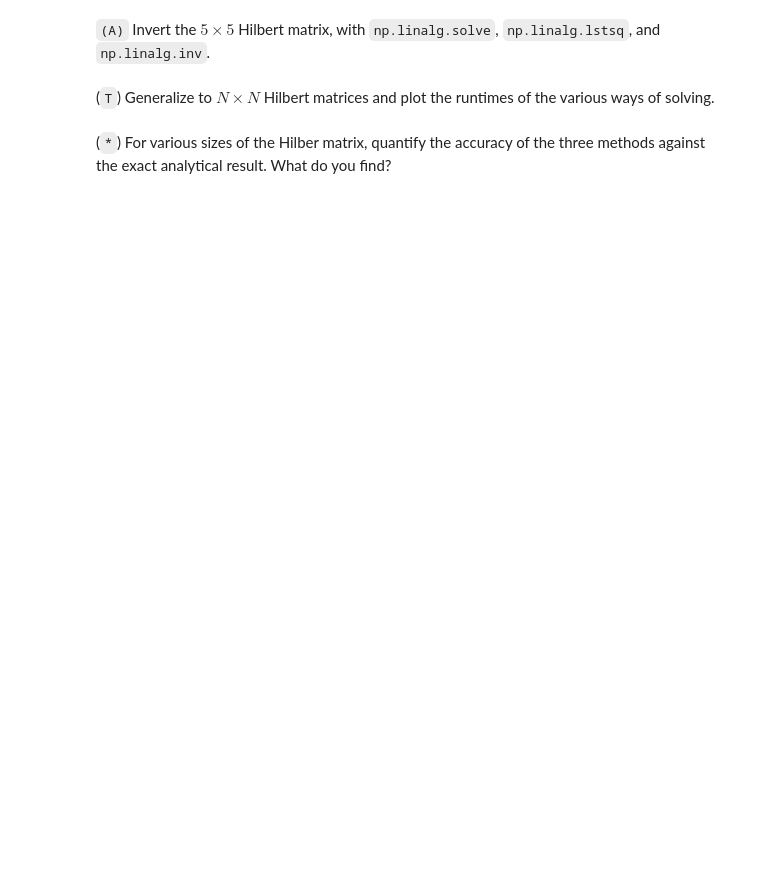
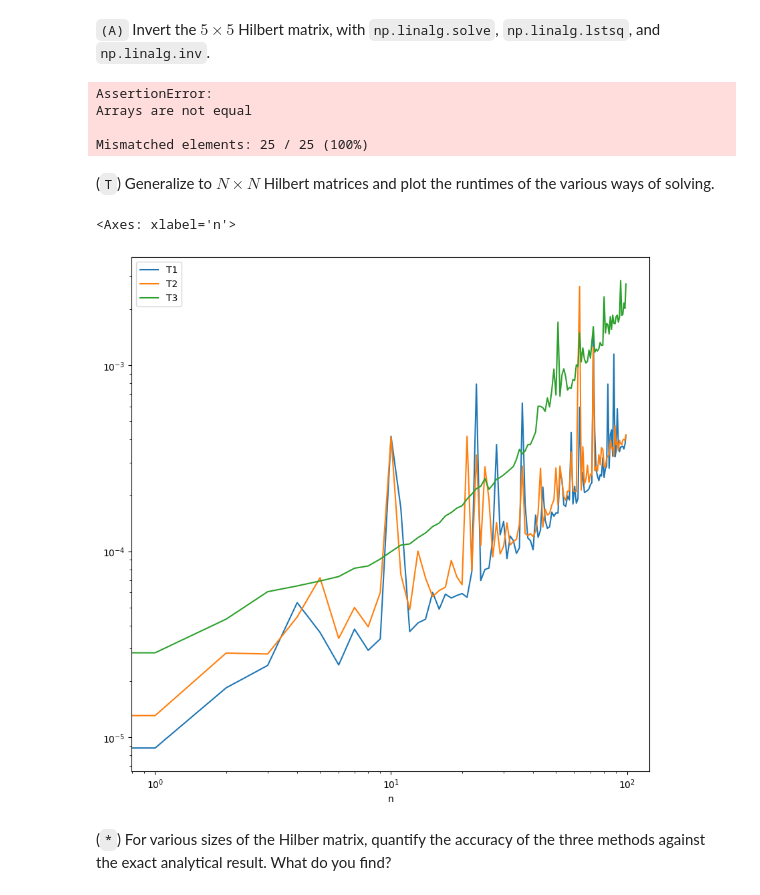
Before and after one commit to TimJoest/Datascience_2, a Jupyter notebook: MNM/Vorlesung/Numpy/5_numpy_linalg.ipynb, the cells around one changed output. Drawn from its saved outputs; the diff is of its cells as text; code cells hidden in the pictures; blank space fills up the shorter version.

```diff
--- a/MNM/Vorlesung/Numpy/5_numpy_linalg.ipynb
+++ b/MNM/Vorlesung/Numpy/5_numpy_linalg.ipynb
@@ -192,2 +300,17 @@ Key to exercises:
+# %%
+H = np.array([[1/(i+j+1) for i in range(5)] for j in range(5)])
+
+H_inv = np.linalg.inv(H)
+H_inv_1 = np.linalg.solve(H, np.eye(5))
+H_inv_2 = np.linalg.lstsq(H, np.eye(5), rcond=None)[0]
+
+
+np.testing.assert_equal(H_inv, H_inv_1)
+np.testing.assert_equal(H_inv, H_inv_2)
+# %% [output]
+AssertionError:
+Arrays are not equal
+
+Mismatched elements: 25 / 25 (100%)
 # %% [markdown]
 (`T`) Generalize to $N\times N$ Hilbert matrices and plot the runtimes of the various ways of solving.
@@ -196,3 +317,30 @@ Key to exercises:
+# %%
+import timeit
+import pandas as pd
+
+def hilbert(n):
+    return 1 / (np.arange(1, n+1) + np.arange(n).reshape(n, 1))
+
+def invert_timed(H, n):
+    T1 = np.array([timeit.timeit(lambda: np.linalg.inv(H), number=1) for i in range(100)]).mean()
+    T2 = np.array([timeit.timeit(lambda: np.linalg.solve(H, np.eye(n)), number=1) for i in range(100)]).mean()
+    T3 = np.array([timeit.timeit(lambda: np.linalg.lstsq(H, np.eye(n), rcond=None), number=1) for i in range(100)]).mean()
+    return T1, T2, T3
+
+df = pd.DataFrame(columns=['n', 'T1', 'T2', 'T3'])
+df = df.astype({'n': int, 'T1': float, 'T2': float, 'T3': float})
+df = df.set_index('n')
+for n in range(0, 100):
+    hilbert_n = hilbert(n)
+    T1, T2, T3 = invert_timed(hilbert_n, n)
+    df.loc[n] = [T1, T2, T3]
+
+df = df.fillna(0)
+
+df.plot(kind='line', loglog=True, figsize=(10, 10))
+# %% [output]
+<Axes: xlabel='n'>
+[figure, added]
 # %% [markdown]
 (`*`) For various sizes of the Hilber matrix, quantify the accuracy of the three methods against the exact analytical result. What do you find?
 # %%
```
Also changed, not shown: parts of 48 cells of this notebook.
